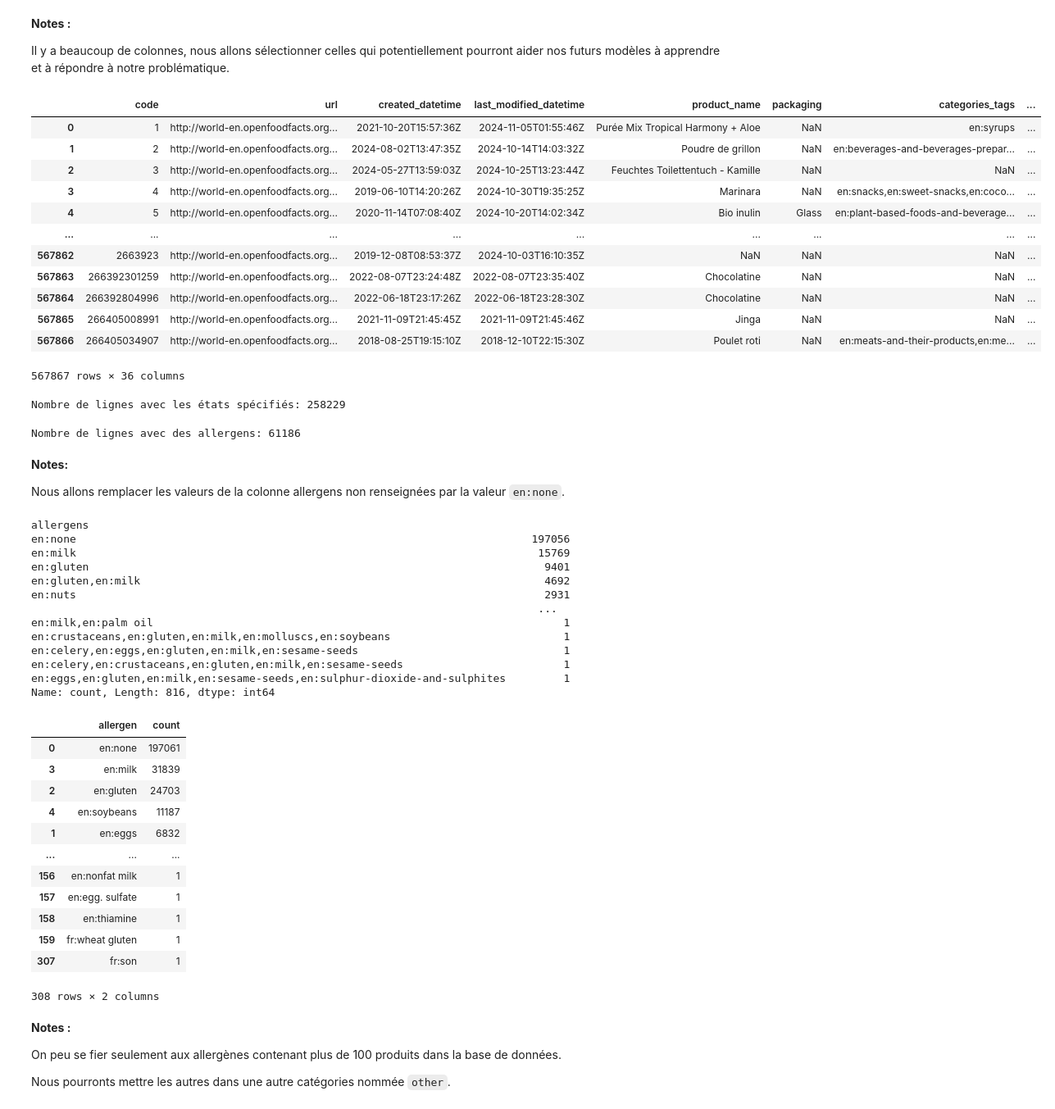
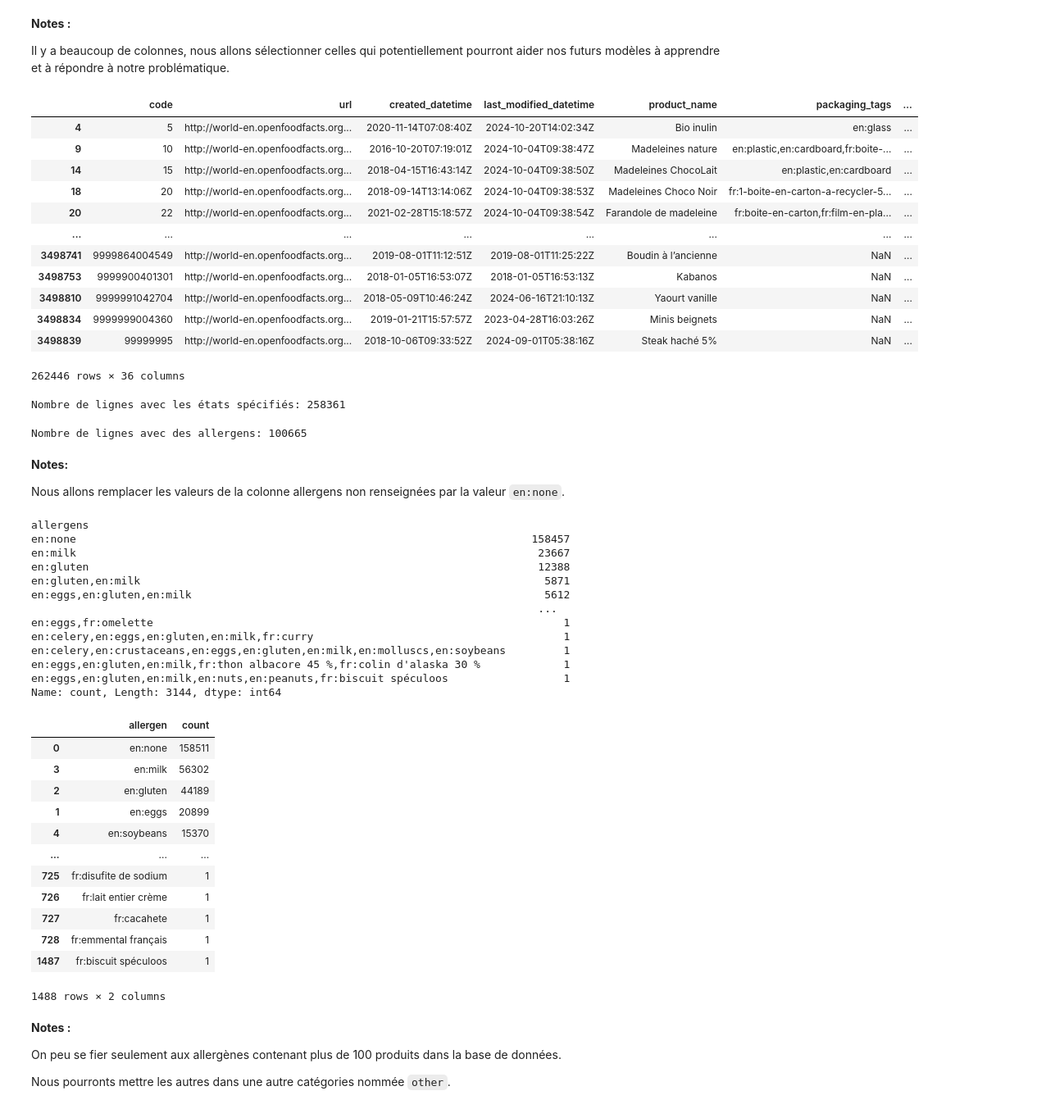
Before and after one commit to littlerobinson/foodstuffs_recommendation, a Jupyter notebook: notebooks/research_alex.ipynb, the cells around one changed output. Shown: that part at 82% size. Drawn from its saved outputs; the diff is of its cells as text; code cells hidden in the pictures.

```diff
--- a/notebooks/research_alex.ipynb
+++ b/notebooks/research_alex.ipynb
@@ -36,7 +50,7 @@ def extract_raw_data():
         rawdata = pd.concat(filtered_chunks_list, axis=0)
     return rawdata
 
-# rawdata = extract_raw_data()
-rawdata = pd.read_csv('filtered_dataset_openfoodfacts_raw_en.csv')
+rawdata = extract_raw_data()
+# rawdata = pd.read_csv('filtered_dataset_openfoodfacts_raw_en.csv')
 display(rawdata)
 # %% [output]
@@ -198,7 +212,7 @@ columns_to_keep = [
     'created_datetime',
     'last_modified_datetime',
     'product_name',
-    'packaging',
+    'packaging_tags',
     'categories_tags',
     'ingredients_tags',
     'ingredients_analysis_tags',
@@ -207,46 +221,46 @@ columns_to_keep = [
     'additives_n',
     'additives_tags',
     'nutriscore_grade',
     'food_groups_tags',
     'states_tags',
     'ecoscore_score',
     'ecoscore_grade',
     'nutrient_levels_tags',
     'popularity_tags',
     'main_category',
     'image_url',
     'image_small_url',
     'image_ingredients_url',
     'image_ingredients_small_url',
     'image_nutrition_url',
     'image_nutrition_small_url',
     'energy-kcal_100g',
     'energy_100g',
     'fat_100g',
     'saturated-fat_100g',
     'cholesterol_100g',
     'sugars_100g',
     'proteins_100g',
     'salt_100g',
     'fruits-vegetables-nuts-estimate-from-ingredients_100g'
 ]
 
 data = rawdata[columns_to_keep]
 display(data)
 # %% [output]
-|  | code | url | created_datetime | last_modified_datetime | product_name | packaging | categories_tags | ... |
-| 0 | 1 | http://world-en.openfoodfacts.org... | 2021-10-20T15:57:36Z | 2024-11-05T01:55:46Z | Purée Mix Tropical Harmony + Aloe | NaN | en:syrups | ... |
-| 1 | 2 | http://world-en.openfoodfacts.org... | 2024-08-02T13:47:35Z | 2024-10-14T14:03:32Z | Poudre de grillon | NaN | en:beverages-and-beverages-prepar... | ... |
-| 2 | 3 | http://world-en.openfoodfacts.org... | 2024-05-27T13:59:03Z | 2024-10-25T13:23:44Z | Feuchtes Toilettentuch - Kamille | NaN | NaN | ... |
-| 3 | 4 | http://world-en.openfoodfacts.org... | 2019-06-10T14:20:26Z | 2024-10-30T19:35:25Z | Marinara | NaN | en:snacks,en:sweet-snacks,en:coco... | ... |
-| 4 | 5 | http://world-en.openfoodfacts.org... | 2020-11-14T07:08:40Z | 2024-10-20T14:02:34Z | Bio inulin | Glass | en:plant-based-foods-and-beverage... | ... |
-| ... | ... | ... | ... | ... | ... | ... | ... | ... |
-| 567862 | 2663923 | http://world-en.openfoodfacts.org... | 2019-12-08T08:53:37Z | 2024-10-03T16:10:35Z | NaN | NaN | NaN | ... |
-| 567863 | 266392301259 | http://world-en.openfoodfacts.org... | 2022-08-07T23:24:48Z | 2022-08-07T23:35:40Z | Chocolatine | NaN | NaN | ... |
-| 567864 | 266392804996 | http://world-en.openfoodfacts.org... | 2022-06-18T23:17:26Z | 2022-06-18T23:28:30Z | Chocolatine | NaN | NaN | ... |
-| 567865 | 266405008991 | http://world-en.openfoodfacts.org... | 2021-11-09T21:45:45Z | 2021-11-09T21:45:46Z | Jinga | NaN | NaN | ... |
-| 567866 | 266405034907 | http://world-en.openfoodfacts.org... | 2018-08-25T19:15:10Z | 2018-12-10T22:15:30Z | Poulet roti | NaN | en:meats-and-their-products,en:me... | ... |
+|  | code | url | created_datetime | last_modified_datetime | product_name | packaging_tags | ... |
+| 4 | 5 | http://world-en.openfoodfacts.org... | 2020-11-14T07:08:40Z | 2024-10-20T14:02:34Z | Bio inulin | en:glass | ... |
+| 9 | 10 | http://world-en.openfoodfacts.org... | 2016-10-20T07:19:01Z | 2024-10-04T09:38:47Z | Madeleines nature | en:plastic,en:cardboard,fr:boite-... | ... |
+| 14 | 15 | http://world-en.openfoodfacts.org... | 2018-04-15T16:43:14Z | 2024-10-04T09:38:50Z | Madeleines ChocoLait | en:plastic,en:cardboard | ... |
+| 18 | 20 | http://world-en.openfoodfacts.org... | 2018-09-14T13:14:06Z | 2024-10-04T09:38:53Z | Madeleines Choco Noir | fr:1-boite-en-carton-a-recycler-5... | ... |
+| 20 | 22 | http://world-en.openfoodfacts.org... | 2021-02-28T15:18:57Z | 2024-10-04T09:38:54Z | Farandole de madeleine | fr:boite-en-carton,fr:film-en-pla... | ... |
+| ... | ... | ... | ... | ... | ... | ... | ... |
+| 3498741 | 9999864004549 | http://world-en.openfoodfacts.org... | 2019-08-01T11:12:51Z | 2019-08-01T11:25:22Z | Boudin à l’ancienne | NaN | ... |
+| 3498753 | 9999900401301 | http://world-en.openfoodfacts.org... | 2018-01-05T16:53:07Z | 2018-01-05T16:53:13Z | Kabanos | NaN | ... |
+| 3498810 | 9999991042704 | http://world-en.openfoodfacts.org... | 2018-05-09T10:46:24Z | 2024-06-16T21:10:13Z | Yaourt vanille | NaN | ... |
+| 3498834 | 9999999004360 | http://world-en.openfoodfacts.org... | 2019-01-21T15:57:57Z | 2023-04-28T16:03:26Z | Minis beignets | NaN | ... |
+| 3498839 | 99999995 | http://world-en.openfoodfacts.org... | 2018-10-06T09:33:52Z | 2024-09-01T05:38:16Z | Steak haché 5% | NaN | ... |
-567867 rows × 36 columns
+262446 rows × 36 columns
 # %%
 # Liste des états cibles
 target_states = ["en:completed", "en:origins-completed", "en:ingredients-completed"]
@@ -259,14 +273,14 @@ count = data['states_tags'].str.contains(pattern).sum()
 
 print("Nombre de lignes avec les états spécifiés:", count)
 # %% [output]
-Nombre de lignes avec les états spécifiés: 258229
+Nombre de lignes avec les états spécifiés: 258361
 # %%
 data = data[data['states_tags'].str.contains(pattern)]
 # %%
 count_data_allergen = data['allergens'].notna().sum()
 print("Nombre de lignes avec des allergens:", count_data_allergen)
 # %% [output]
-Nombre de lignes avec des allergens: 61186
+Nombre de lignes avec des allergens: 100665
 # %% [markdown]
 **Notes:**
 
@@ -278,18 +292,18 @@ data['allergens'] = data['allergens'].apply(lambda x: 'en:none' if x == 'nan' el
 data['allergens'].value_counts()
 # %% [output]
 allergens
-en:none                                                                       197056
-en:milk                                                                        15769
-en:gluten                                                                       9401
-en:gluten,en:milk                                                               4692
-en:nuts                                                                         2931
+en:none                                                                       158457
+en:milk                                                                        23667
+en:gluten                                                                      12388
+en:gluten,en:milk                                                               5871
+en:eggs,en:gluten,en:milk                                                       5612
                                                                                ...
-en:milk,en:palm oil                                                                1
-en:crustaceans,en:gluten,en:milk,en:molluscs,en:soybeans                           1
-en:celery,en:eggs,en:gluten,en:milk,en:sesame-seeds                                1
-en:celery,en:crustaceans,en:gluten,en:milk,en:sesame-seeds                         1
-en:eggs,en:gluten,en:milk,en:sesame-seeds,en:sulphur-dioxide-and-sulphites         1
-Name: count, Length: 816, dtype: int64
+en:eggs,fr:omelette                                                                1
+en:celery,en:eggs,en:gluten,en:milk,fr:curry                                       1
+en:celery,en:crustaceans,en:eggs,en:gluten,en:milk,en:molluscs,en:soybeans         1
+en:eggs,en:gluten,en:milk,fr:thon albacore 45 %,fr:colin d'alaska 30 %             1
+en:eggs,en:gluten,en:milk,en:nuts,en:peanuts,fr:biscuit spéculoos                  1
+Name: count, Length: 3144, dtype: int64
 # %%
 # Divise chaque entrée par ',' et compile tous les allergènes en une seule liste
 allergens_list = data["allergens"].fillna('').str.split(',').sum()
@@ -302,18 +316,18 @@ allergens_df = pd.DataFrame(allergen_counts.items(), columns=['allergen', 'count
 display(allergens_df)
 # %% [output]
 |  | allergen | count |
-| 0 | en:none | 197061 |
-| 3 | en:milk | 31839 |
-| 2 | en:gluten | 24703 |
-| 4 | en:soybeans | 11187 |
-| 1 | en:eggs | 6832 |
+| 0 | en:none | 158511 |
+| 3 | en:milk | 56302 |
+| 2 | en:gluten | 44189 |
+| 1 | en:eggs | 20899 |
+| 4 | en:soybeans | 15370 |
 | ... | ... | ... |
-| 156 | en:nonfat milk | 1 |
-| 157 | en:egg. sulfate | 1 |
-| 158 | en:thiamine | 1 |
-| 159 | fr:wheat gluten | 1 |
-| 307 | fr:son | 1 |
+| 725 | fr:disufite de sodium | 1 |
+| 726 | fr:lait entier crème | 1 |
+| 727 | fr:cacahete | 1 |
+| 728 | fr:emmental français | 1 |
+| 1487 | fr:biscuit spéculoos | 1 |
-308 rows × 2 columns
+1488 rows × 2 columns
 # %% [markdown]
 **Notes :**
 
```
Also changed, not shown: parts of 32 cells of this notebook, 3 other files.
